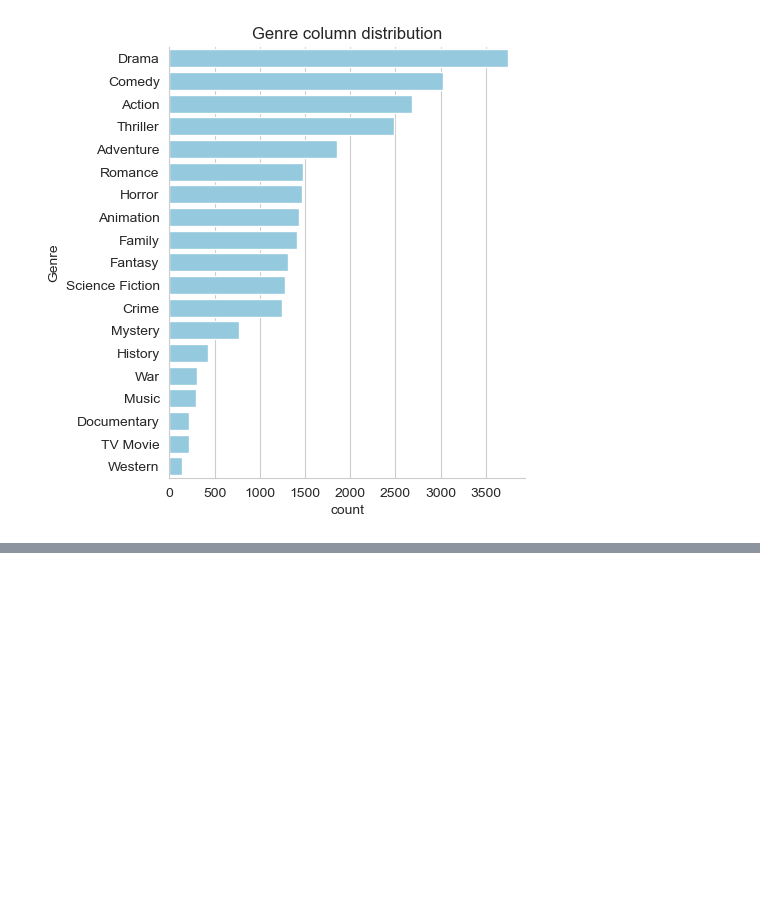
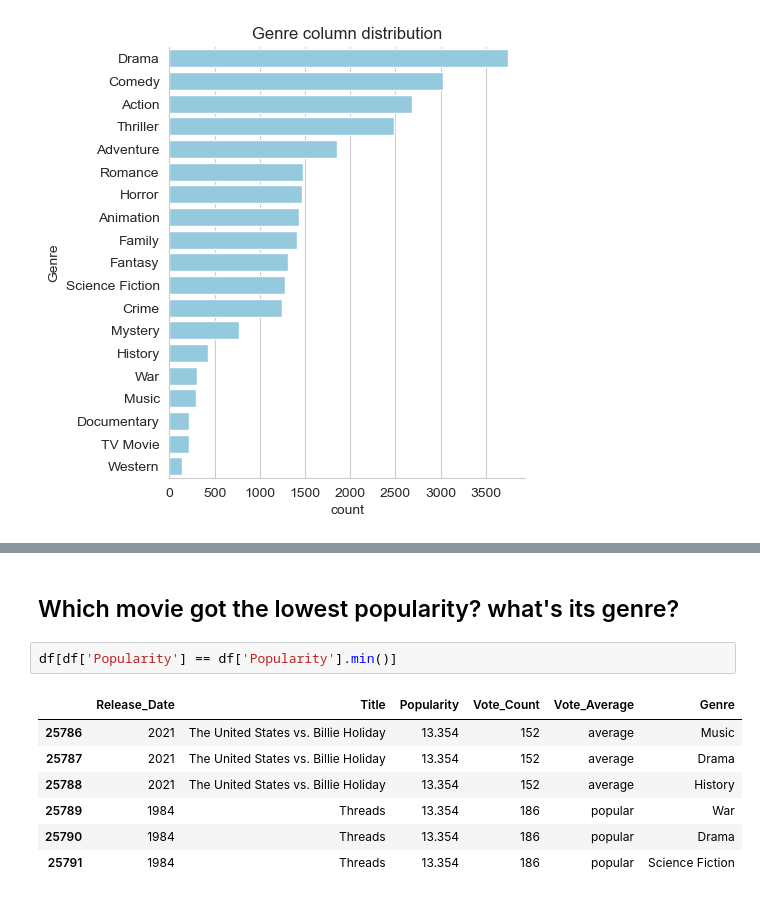
Before and after one commit to ShubhamKD29/Data-Science-Projects, a Jupyter notebook: Netflix Data Analysis/main.ipynb, the cells around one changed output, grey strips where cells are left out. Saved outputs shown, nothing was run; the diff lists cells and outputs as text; blank space fills up the shorter version.

```diff
--- a/Netflix Data Analysis/main.ipynb
+++ b/Netflix Data Analysis/main.ipynb
@@ -218,0 +236,12 @@ plt.show()
+# %% [markdown]
+## Which movie got the lowest popularity? what's its genre?
+# %%
+df[df['Popularity'] == df['Popularity'].min()]
+# %% [output]
+|  | Release_Date | Title | Popularity | Vote_Count | Vote_Average | Genre |
+| 25786 | 2021 | The United States vs. Billie Holiday | 13.354 | 152 | average | Music |
+| 25787 | 2021 | The United States vs. Billie Holiday | 13.354 | 152 | average | Drama |
+| 25788 | 2021 | The United States vs. Billie Holiday | 13.354 | 152 | average | History |
+| 25789 | 1984 | Threads | 13.354 | 186 | popular | War |
+| 25790 | 1984 | Threads | 13.354 | 186 | popular | Drama |
+| 25791 | 1984 | Threads | 13.354 | 186 | popular | Science Fiction |
```
Also changed, not shown: parts of 9 cells of this notebook.
